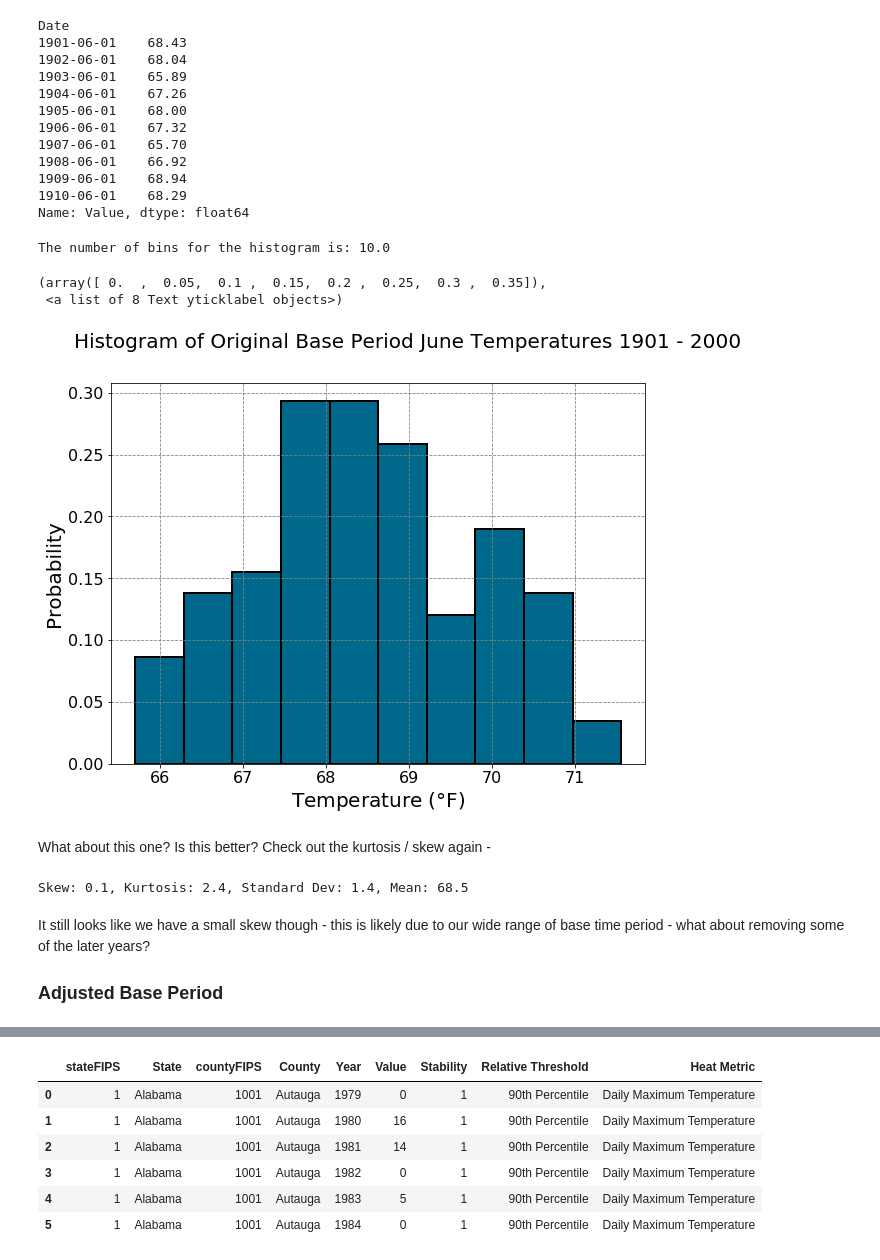
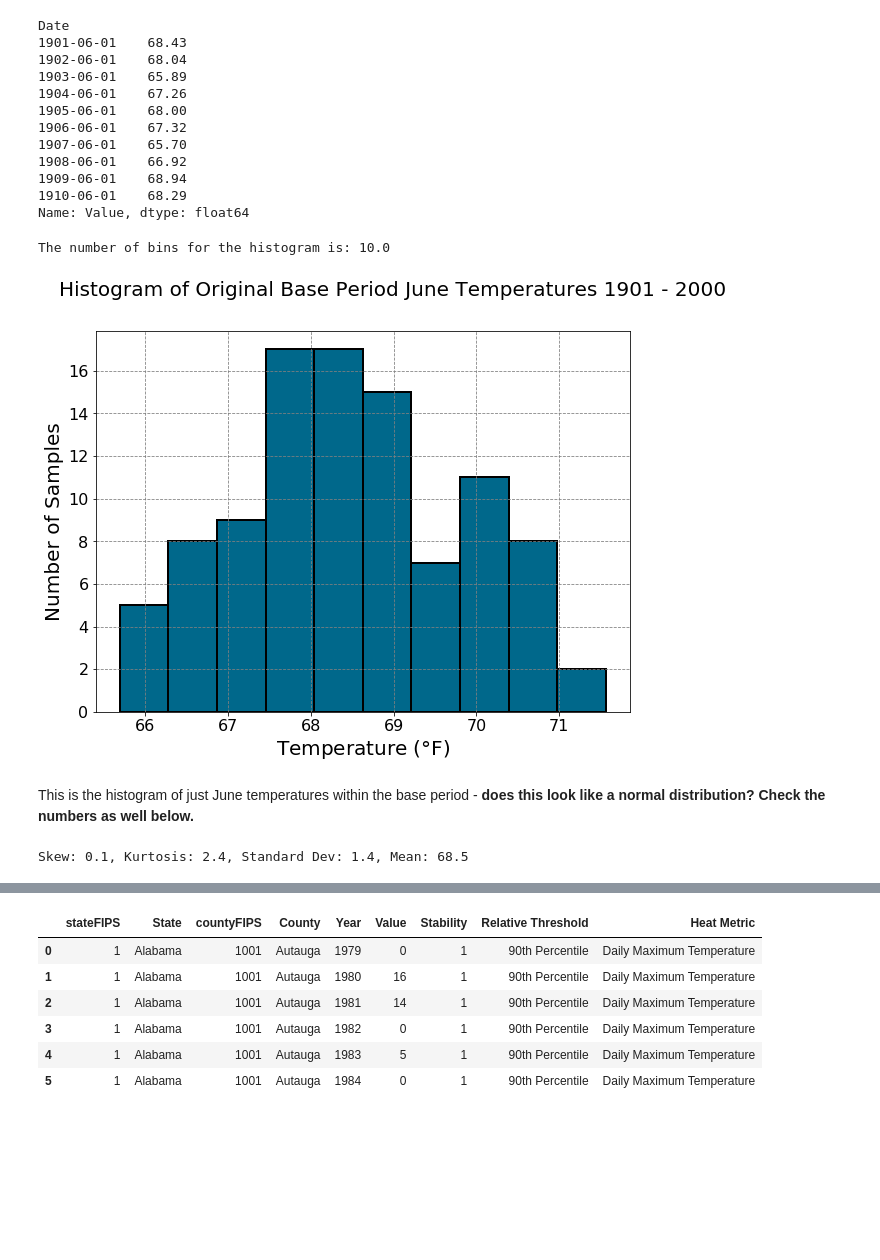
Before and after one commit to abbyazari/data_vis_statistics_geosciences, a Jupyter notebook: Lab5/Lab5_NormalsTempsHealthImpacts.ipynb, the cells around one changed output, grey strips where cells are left out. Saved outputs shown, nothing was run; the diff lists cells and outputs as text; code cells hidden in the pictures; blank space fills up the shorter version.

```diff
--- a/Lab5/Lab5_NormalsTempsHealthImpacts.ipynb
+++ b/Lab5/Lab5_NormalsTempsHealthImpacts.ipynb
@@ -274,43 +326,42 @@ fig.suptitle('Histogram of Original Base Period June Temperatures' +
 gs = plt.GridSpec(1, 1, hspace=0.2, wspace=0.0, right = 0.8)
 
 #add subplots
 ax1 = fig.add_subplot(gs[0,0])
 
 #calculate using the general rule of thumb -
 
 #minimum as the sqrt(sampleSize)
 sampleSize = len(temperVarUS.loc[indMonth, :])
 
 #could also use np.floor - both find the integer
 # - ceil rounds up and I want MORE bins than
 #minimum
 
 numBins = np.ceil(np.sqrt(sampleSize))
 print("The number of bins for the histogram is: {}".format(numBins))
 
-#values is first entry, followed by number of bins, normed is the
+#values is first entry, followed by number of bins, density is the
 #normalization factor, ie normalize to 1.
 
 #edgecolor and linewidth set up the bin edges
-ax1.hist(temperVarUS.loc[indMonth, 'Value'], int(numBins),
-         normed = 1, facecolor = '#00688b', edgecolor="k", linewidth = 2.0)
+ax1.hist(temperVarUS.loc[indMonth, 'Value'], bins = int(numBins),
+          facecolor = '#00688b', edgecolor="k", linewidth = 2.0, )
 
 #set up grid
 plt.grid(color='gray', linestyle='dashed')
 
 #labels
 plt.xlabel('Temperature ($\degree$F)', fontsize = 20)
-plt.ylabel('Probability', fontsize = 20)
+plt.ylabel('Number of Samples', fontsize = 20)
 #large ticks
 plt.xticks(fontsize=16) #make the xaxis labels larger
-plt.yticks(fontsize=16) #make the yaxis labels larger
+plt.yticks(fontsize=16); #make the yaxis labels larger, surpress print output
 # %% [output]
 The number of bins for the histogram is: 10.0
-(array([ 0.  ,  0.05,  0.1 ,  0.15,  0.2 ,  0.25,  0.3 ,  0.35]),
- <a list of 8 Text yticklabel objects>)
-[figure, old version]
+[figure, new version]
-# %% [markdown]
-What about this one? Is this better? Check out the kurtosis / skew again -
+# %% [markdown]
+
+This is the histogram of just June temperatures within the base period - **does this look like a normal distribution? Check the numbers as well below.**
 # %%
 print("Skew: {:.1f}, Kurtosis: {:.1f}, Standard Dev: {:.1f}, Mean: {:.1f}".format(
         skew(temperVarUS.loc[indMonth, 'Value']),
@@ -319,9 +370,3 @@ print("Skew: {:.1f}, Kurtosis: {:.1f}, Standard Dev: {:.1f}, Mean: {:.1f}".forma
         np.mean(temperVarUS.loc[indMonth, 'Value'])))
 # %% [output]
 Skew: 0.1, Kurtosis: 2.4, Standard Dev: 1.4, Mean: 68.5
-# %% [markdown]
-It still looks like we have a small skew though - this is
-likely due to our wide range of base time period - what about
-removing some of the later years?
-
-### Adjusted Base Period
```
Also changed, not shown: parts of 108 cells of this notebook.
